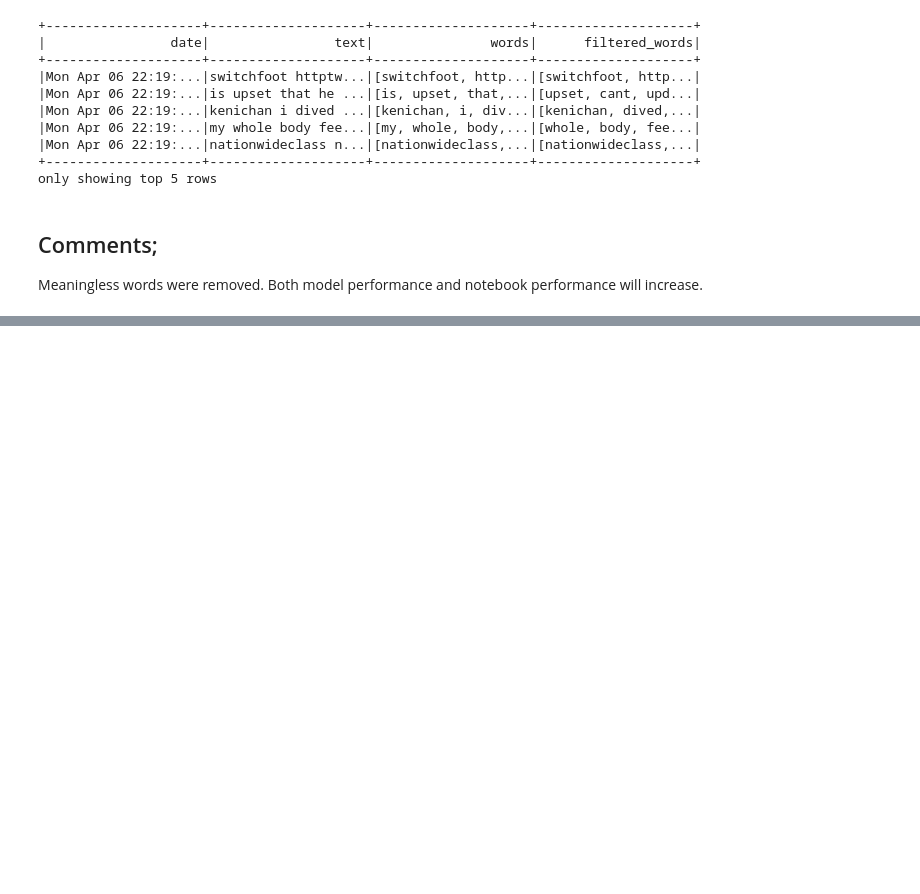
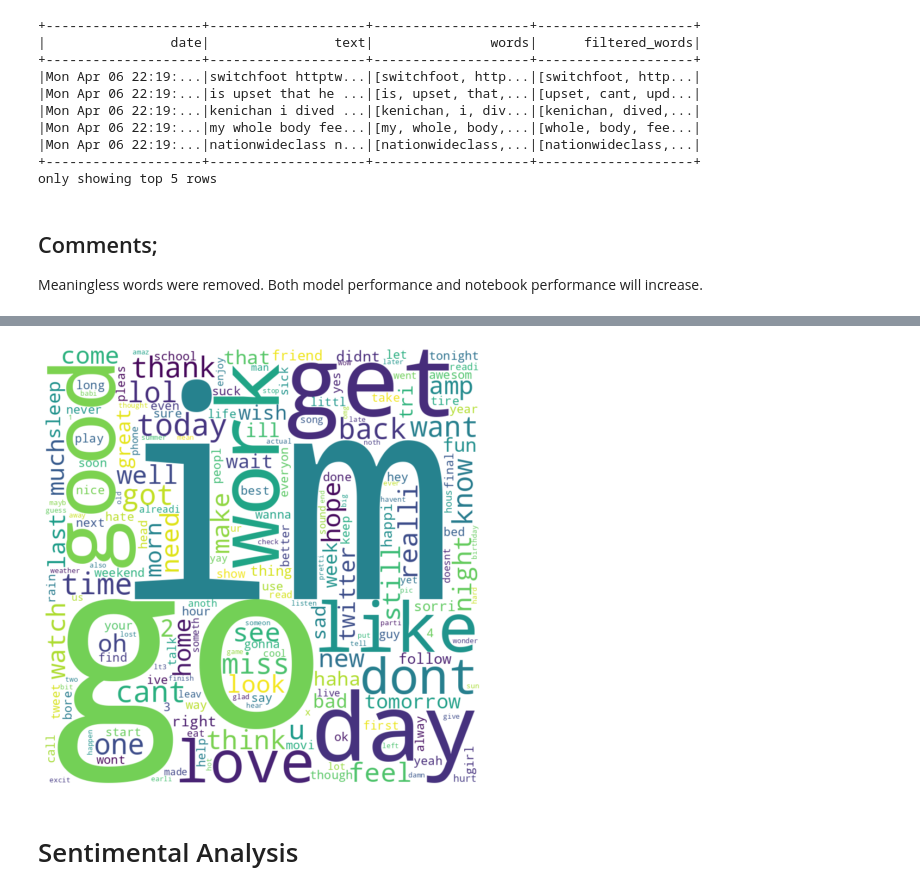
Before and after one commit to Grkmcu44/TwitterData, a Jupyter notebook: Untitled2.ipynb, the cells around one changed output, grey strips where cells are left out. Cells and saved outputs as stored; diff of their text form; code cells hidden in the pictures; blank space fills up the shorter version.

```diff
--- a/Untitled2.ipynb
+++ b/Untitled2.ipynb
@@ -216,0 +237,19 @@ Meaningless words were removed. Both model performance and notebook performance
+# %%
+from pyspark.sql.functions import udf
+from pyspark.sql.types import ArrayType, StringType
+from nltk.stem.snowball import SnowballStemmer
+
+# Snowball Stemmer'ı (Porter2 Stemmer'ın gelişmiş versiyonu) kullanıyoruz.
+stemmer = SnowballStemmer(language='english')
+
+# Stemming işlemini yapacak fonksiyon
+def stem_words(words):
+    return [stemmer.stem(word) for word in words]
+
+# UDF (User Defined Function) oluşturma
+stemming_udf = udf(stem_words, ArrayType(StringType()))
+
+# Dataframe'deki kelimeleri stemleyerek yeni bir sütun oluşturma
+data_stemmed = data.withColumn("stemmed_words", stemming_udf(data["filtered_words"]))
+
+data_stemmed.show()
@@ -216,0 +289,10 @@ Meaningless words were removed. Both model performance and notebook performance
+# %%
+from pyspark.sql.functions import explode, col
+
+# Parsing words in column '
+word_frequency = (data_stemmed.withColumn("word", explode(col("stemmed_words")))
+                  .groupBy("word").count()
+                  .sort(col("count").desc()))
+
+# first 20
+word_frequency.show(20)
@@ -216,0 +334,20 @@ Meaningless words were removed. Both model performance and notebook performance
+# %%
+from wordcloud import WordCloud
+import matplotlib.pyplot as plt
+
+# Kelime frekanslarını bir sözlük olarak al
+word_freq_dict = {row['word']: row['count'] for row in word_frequency.collect()}
+
+# Kelime bulutunu oluştur
+wordcloud = WordCloud(background_color="white", width=800, height=800).generate_from_frequencies(word_freq_dict)
+
+
+# Görseli göster
+plt.figure(figsize=(10, 8))
+plt.imshow(wordcloud, interpolation="bilinear")
+plt.axis("off")
+plt.show()
+# %% [output]
+[figure, added]
+# %% [markdown]
+# Sentimental Analysis
```
Also changed, not shown: parts of 31 cells of this notebook.
